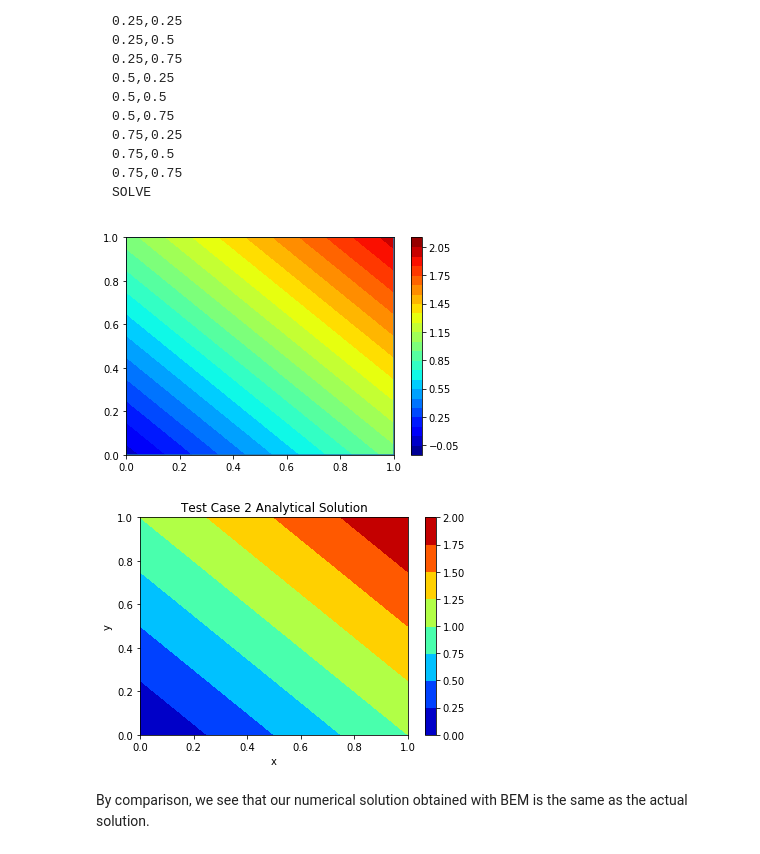
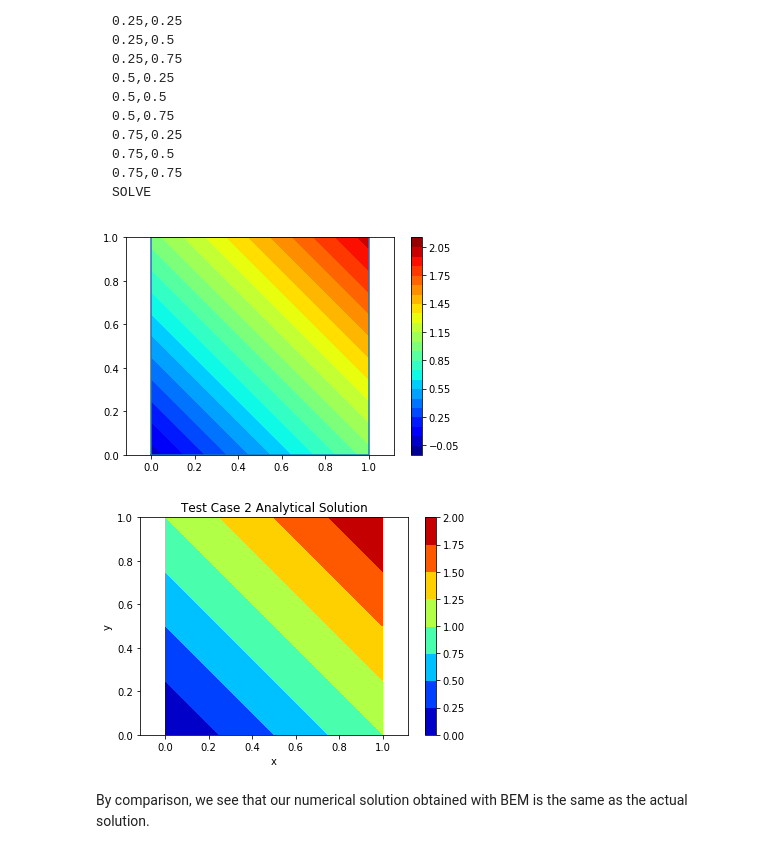
Before and after one commit to chris-barrow/Easy2D-Python, a Jupyter notebook: ME611 Final Report.ipynb, the cells around one changed output. Saved outputs shown, nothing was run; the diff lists cells and outputs as text; code cells hidden in the pictures.

```diff
--- a/ME611 Final Report.ipynb
+++ b/ME611 Final Report.ipynb
@@ -130,22 +130,23 @@ SOLVE
 # %%
 # Easy2D Solution
 easy2D('TestCase2.dat')
 
 # Real Solution
 xlist = np.linspace(0, 1, 100)
 ylist = np.linspace(0, 1, 100)
 X, Y = np.meshgrid(xlist, ylist)
 phi = X + Y
 plt.figure()
 cp = plt.contourf(X, Y, phi,cmap='jet')
 plt.colorbar(cp)
 plt.title('Test Case 2 Analytical Solution')
 plt.xlabel('x')
 plt.ylabel('y')
+plt.axis('equal')
 plt.show()
 # %% [output]
-[figure, old version]
+[figure, new version]
-[figure, old version]
+[figure, new version]
 # %% [markdown]
 By comparison, we see that our numerical solution obtained with BEM is the same as the actual solution.
 # %% [markdown]
```
Also changed, not shown: parts of 10 cells of this notebook, 4 other files.
